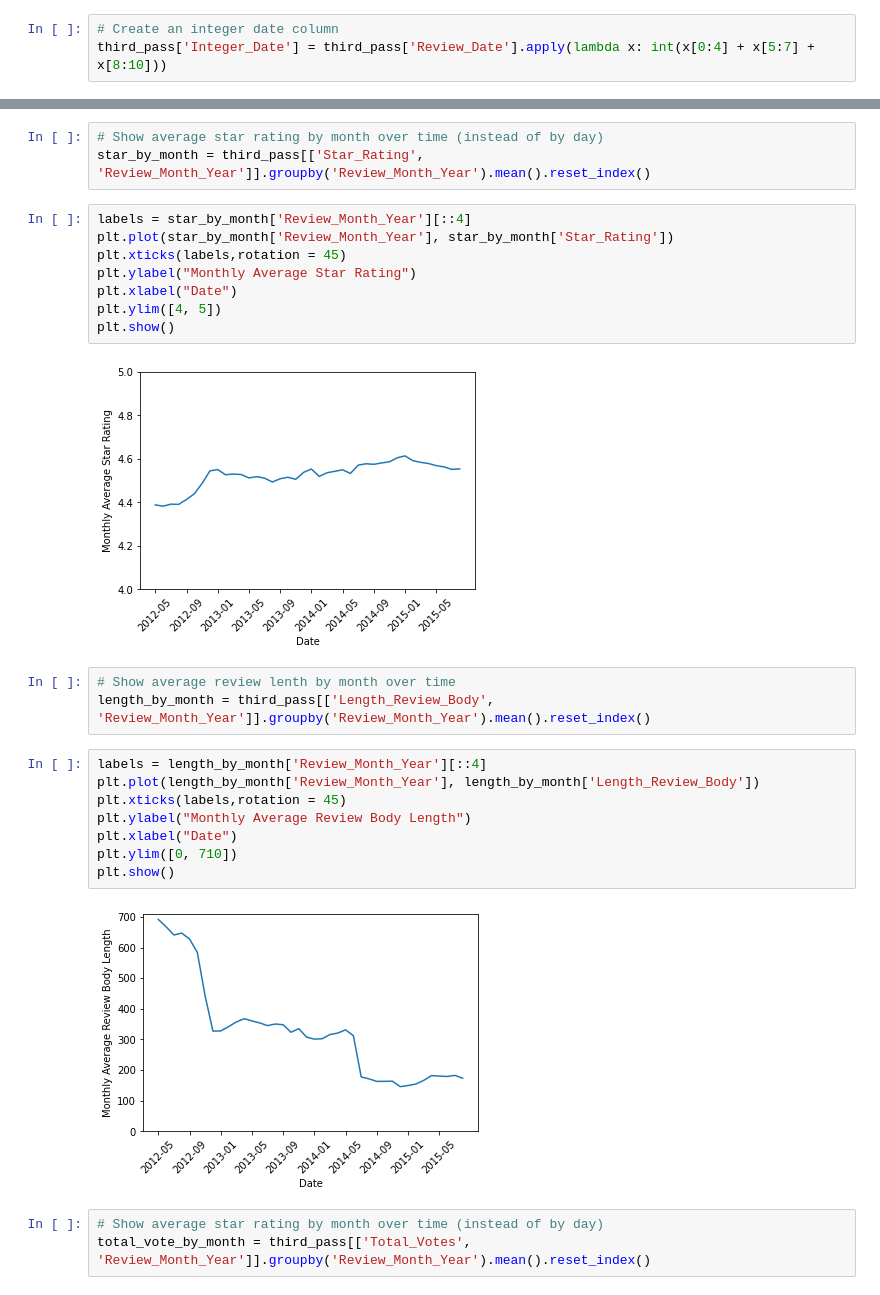
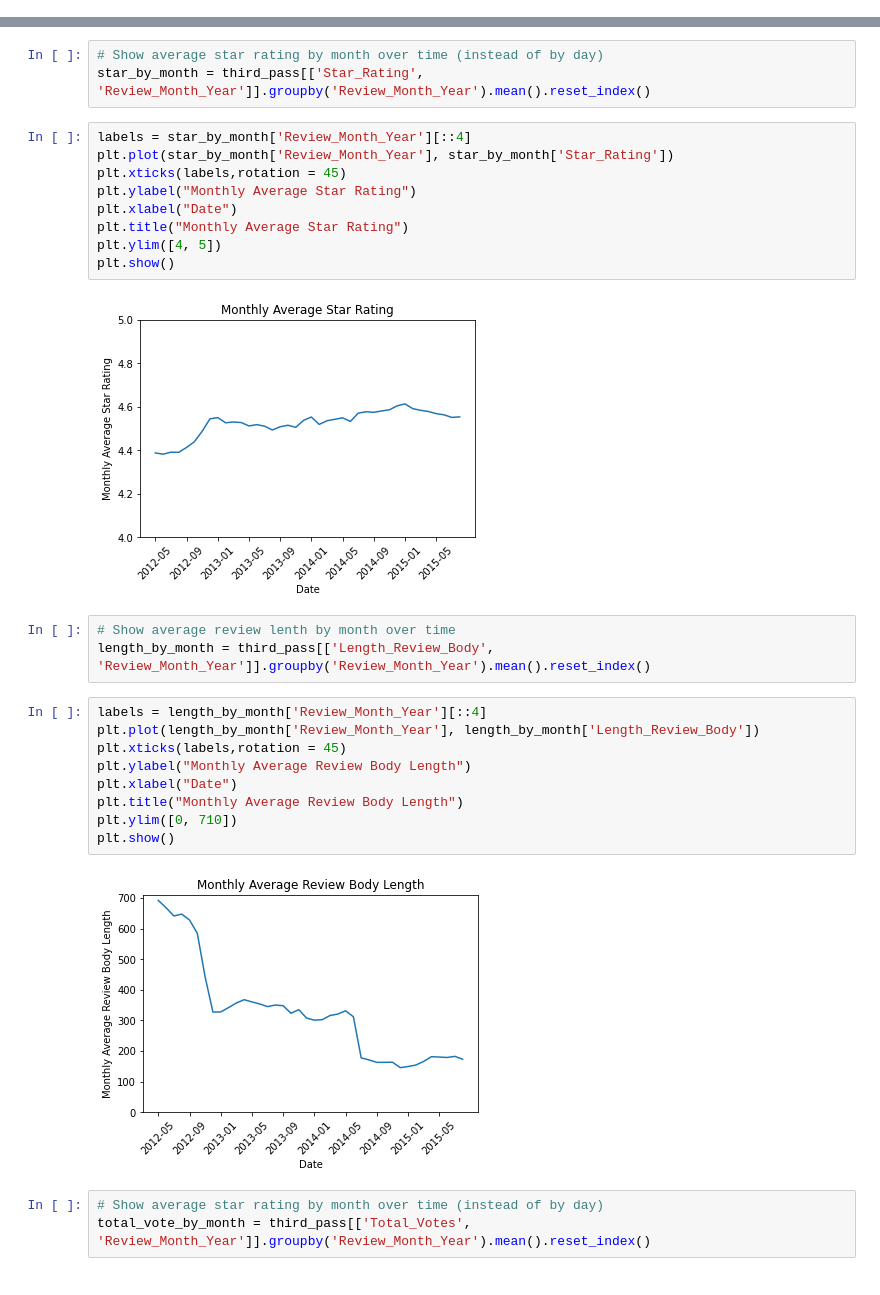
Before and after one commit to TKarlovitzDrexel/DSCI591_ACRSent, a Jupyter notebook: Code/Books/part1_book_SDA.ipynb, the cells around one changed output, grey strips where cells are left out. Saved outputs shown, nothing was run; the diff lists cells and outputs as text.

```diff
--- a/Code/Books/part1_book_SDA.ipynb
+++ b/Code/Books/part1_book_SDA.ipynb
@@ -12,9 +27,6 @@ third_pass = pd.read_csv('../../3rdpass_cleaned.tsv', sep='\t', quoting=csv.QUOT
 # Create another column that holds the length of each review body
 third_pass['Review_Body'] = third_pass['Review_Body'].apply(str)
 third_pass['Length_Review_Body'] = third_pass['Review_Body'].apply(len)
-# %%
-# Create an integer date column
-third_pass['Integer_Date'] = third_pass['Review_Date'].apply(lambda x: int(x[0:4] + x[5:7] + x[8:10]))
 # %%
 # Create a column for review date by month
 third_pass['Review_Month_Year'] = third_pass['Review_Date'].apply(lambda x: x[0:7])
@@ -98,23 +110,25 @@ plt.plot(star_by_month['Review_Month_Year'], star_by_month['Star_Rating'])
 plt.xticks(labels,rotation = 45)
 plt.ylabel("Monthly Average Star Rating")
 plt.xlabel("Date")
+plt.title("Monthly Average Star Rating")
 plt.ylim([4, 5])
 plt.show()
 # %% [output]
-[figure, old version]
+[figure, new version]
 # %%
 # Show average review lenth by month over time
 length_by_month = third_pass[['Length_Review_Body', 'Review_Month_Year']].groupby('Review_Month_Year').mean().reset_index()
 # %%
 labels = length_by_month['Review_Month_Year'][::4]
 plt.plot(length_by_month['Review_Month_Year'], length_by_month['Length_Review_Body'])
 plt.xticks(labels,rotation = 45)
 plt.ylabel("Monthly Average Review Body Length")
 plt.xlabel("Date")
+plt.title("Monthly Average Review Body Length")
 plt.ylim([0, 710])
 plt.show()
 # %% [output]
-[figure, old version]
+[figure, new version]
 # %%
 # Show average star rating by month over time (instead of by day)
 total_vote_by_month = third_pass[['Total_Votes', 'Review_Month_Year']].groupby('Review_Month_Year').mean().reset_index()
```
Also changed, not shown: parts of 15 cells of this notebook.
